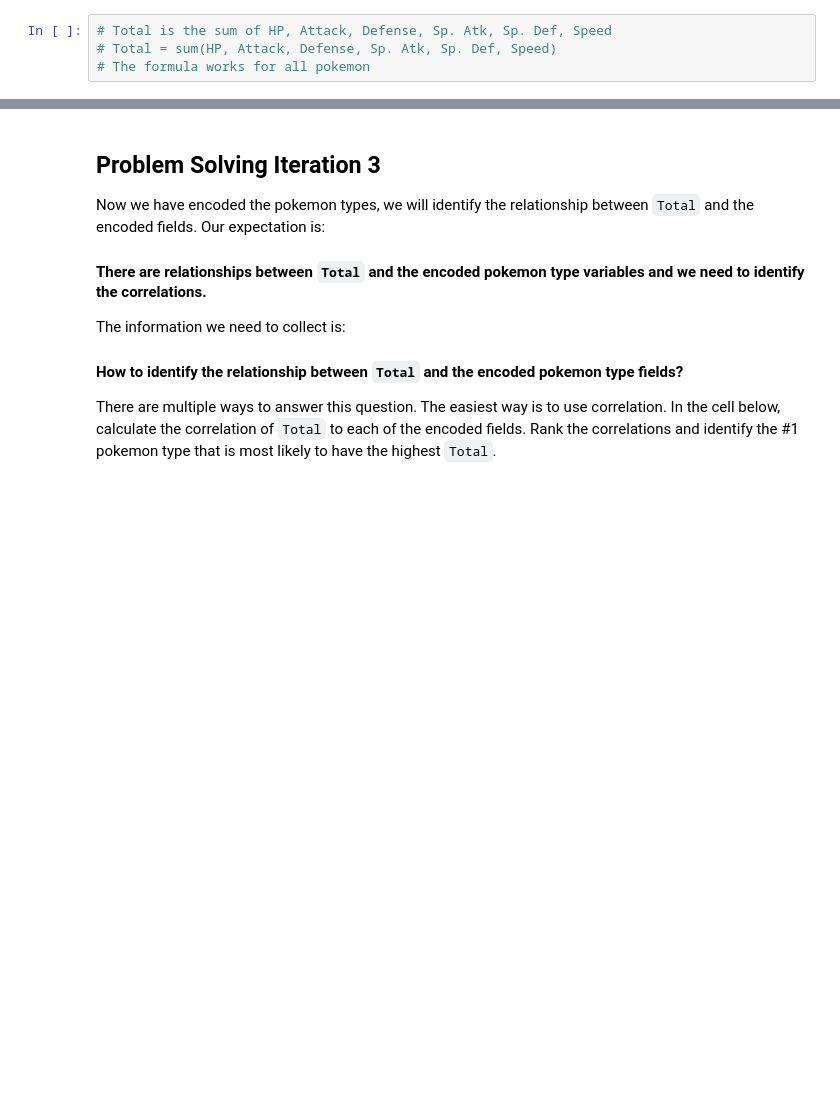
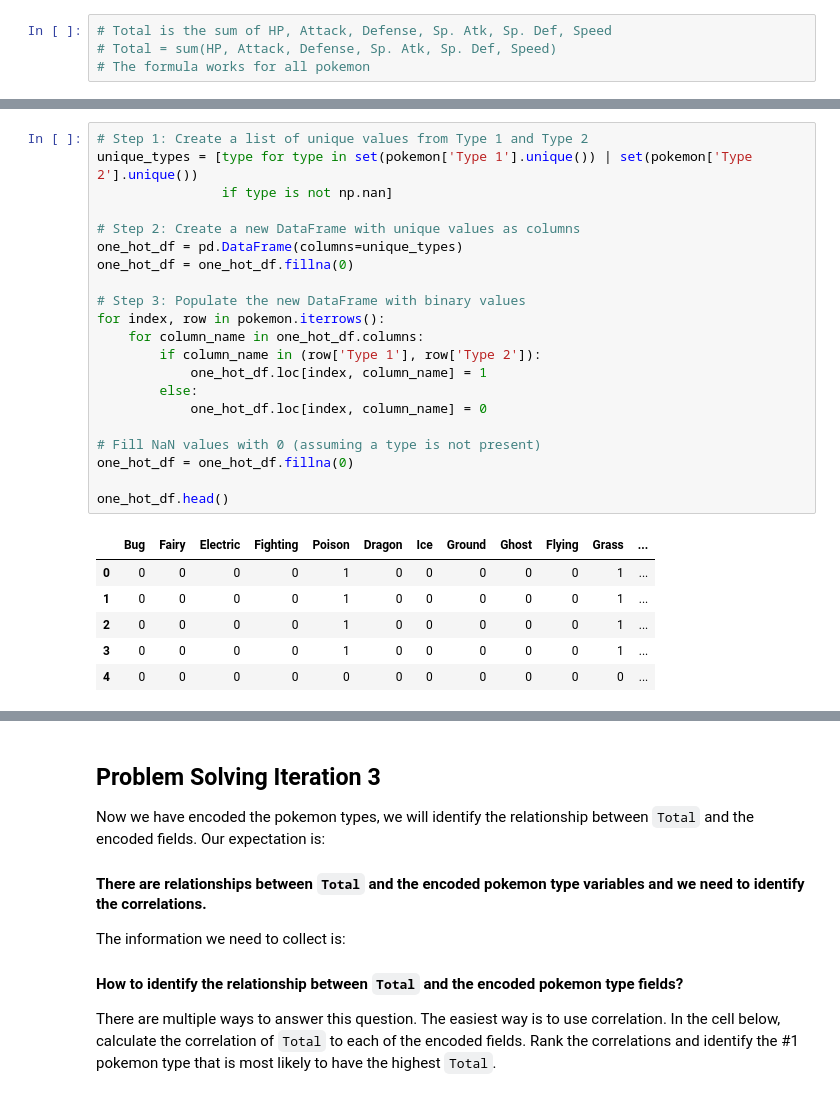
Before and after one commit to ta-data-pt-rmt/lab-dataframe-calculations, a Jupyter notebook: your-code/challenge-2.ipynb, the cells around one changed output, grey strips where cells are left out. Cells and saved outputs as stored; diff of their text form; blank space fills up the shorter version.

```diff
--- a/your-code/challenge-2.ipynb
+++ b/your-code/challenge-2.ipynb
@@ -172,0 +129,28 @@ encoded_type_df.head(10)
+# %%
+# Step 1: Create a list of unique values from Type 1 and Type 2
+unique_types = [type for type in set(pokemon['Type 1'].unique()) | set(pokemon['Type 2'].unique())
+                if type is not np.nan]
+
+# Step 2: Create a new DataFrame with unique values as columns
+one_hot_df = pd.DataFrame(columns=unique_types)
+one_hot_df = one_hot_df.fillna(0)
+
+# Step 3: Populate the new DataFrame with binary values
+for index, row in pokemon.iterrows():
+    for column_name in one_hot_df.columns:
+        if column_name in (row['Type 1'], row['Type 2']):
+            one_hot_df.loc[index, column_name] = 1
+        else:
+            one_hot_df.loc[index, column_name] = 0
+
+# Fill NaN values with 0 (assuming a type is not present)
+one_hot_df = one_hot_df.fillna(0)
+
+one_hot_df.head()
+# %% [output]
+|  | Bug | Fairy | Electric | Fighting | Poison | Dragon | Ice | Ground | Ghost | Flying | Grass | ... |
+| 0 | 0 | 0 | 0 | 0 | 1 | 0 | 0 | 0 | 0 | 0 | 1 | ... |
+| 1 | 0 | 0 | 0 | 0 | 1 | 0 | 0 | 0 | 0 | 0 | 1 | ... |
+| 2 | 0 | 0 | 0 | 0 | 1 | 0 | 0 | 0 | 0 | 0 | 1 | ... |
+| 3 | 0 | 0 | 0 | 0 | 1 | 0 | 0 | 0 | 0 | 0 | 1 | ... |
+| 4 | 0 | 0 | 0 | 0 | 0 | 0 | 0 | 0 | 0 | 0 | 0 | ... |
```
Also changed, not shown: parts of 15 cells of this notebook.
